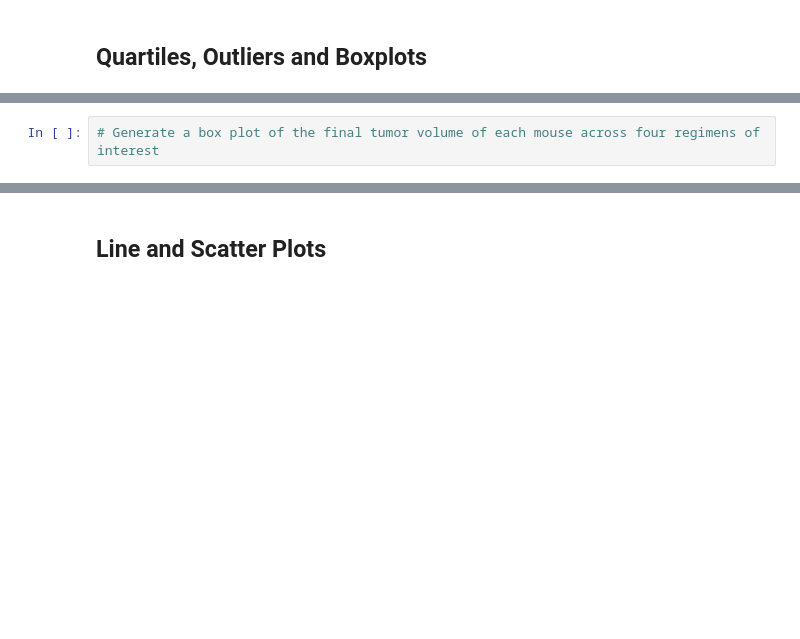
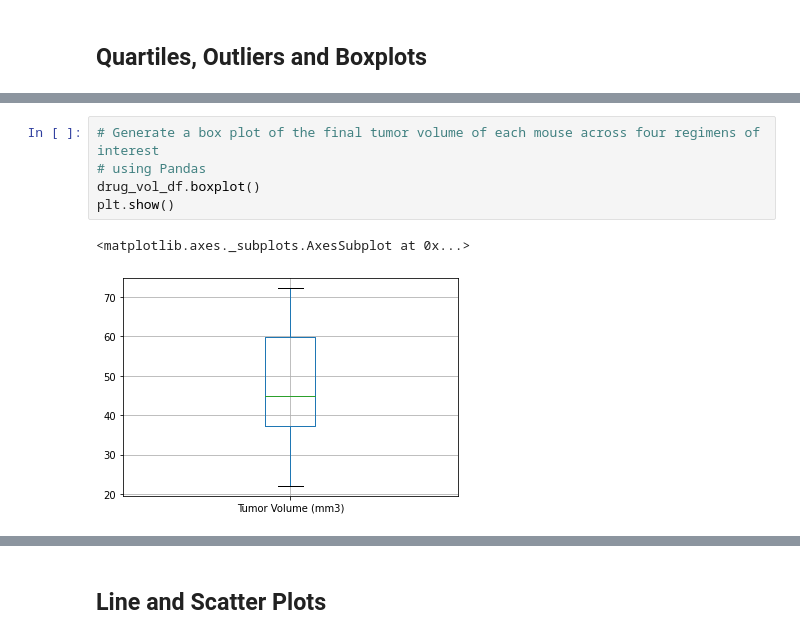
Before and after one commit to SommerKim/drug-study-visualization, a Jupyter notebook: Pymaceuticals/pymaceuticals_starter.ipynb, the cells around one changed output, grey strips where cells are left out. Drawn from its saved outputs; the diff is of its cells as text; blank space fills up the shorter version.

```diff
--- a/Pymaceuticals/pymaceuticals_starter.ipynb
+++ b/Pymaceuticals/pymaceuticals_starter.ipynb
@@ -258,2 +296,8 @@ final_vol_df.head(10)
 # %%
 # Generate a box plot of the final tumor volume of each mouse across four regimens of interest
+# using Pandas
+drug_vol_df.boxplot()
+plt.show()
+# %% [output]
+<matplotlib.axes._subplots.AxesSubplot at 0x...>
+[figure, added]
```
Also changed, not shown: parts of 4 cells of this notebook.
